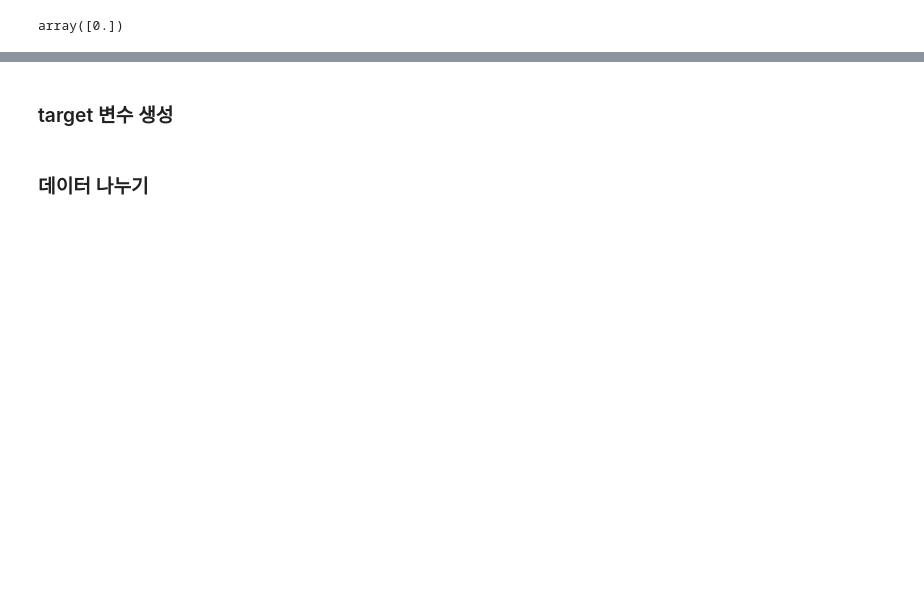
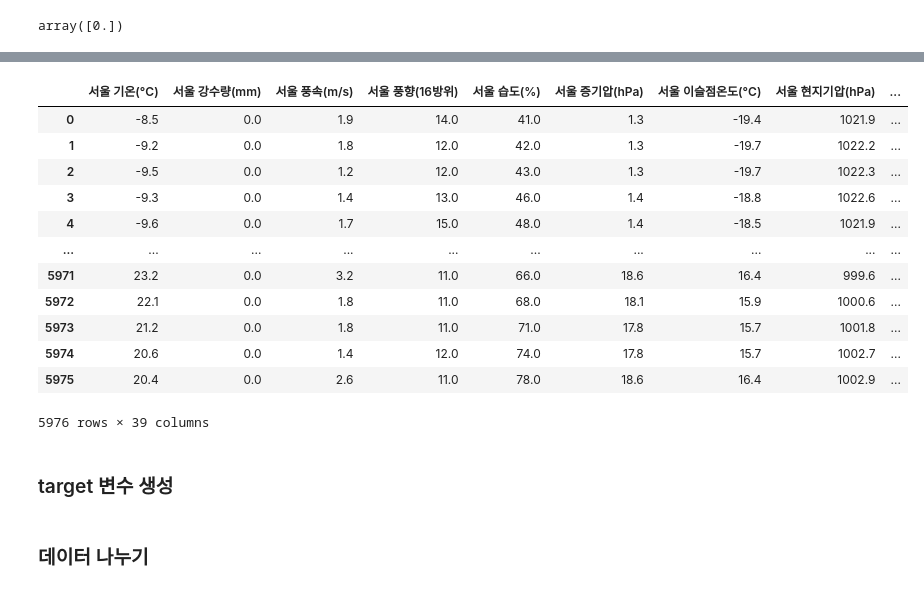
Before and after one commit to majh02/-, a Jupyter notebook: 2) 데이터 전처리.ipynb, the cells around one changed output, grey strips where cells are left out. Saved outputs shown, nothing was run; the diff lists cells and outputs as text; code cells hidden in the pictures; blank space fills up the shorter version.

```diff
--- a/2) 데이터 전처리.ipynb
+++ b/2) 데이터 전처리.ipynb
@@ -83,6 +155,6 @@ Index(['서울 기온(°C)', '서울 강수량(mm)', '서울 풍속(m/s)', '서
       dtype='object')
 # %%
-cols = ['weekday', 'holiday', 'Korean_holiday', 'year', 'month']
+cols = ['weekend', 'holiday', 'Korean_holiday']
 train_data = pd.get_dummies(train_data, columns=cols, drop_first=True)
 test_data = pd.get_dummies(test_data, columns=cols, drop_first=True)
 # %%
@@ -104,3 +176,19 @@ train_data
+# %%
+test_data
+# %% [output]
+|  | 서울 기온(°C) | 서울 강수량(mm) | 서울 풍속(m/s) | 서울 풍향(16방위) | 서울 습도(%) | 서울 증기압(hPa) | 서울 이슬점온도(°C) | 서울 현지기압(hPa) | ... |
+| 0 | -8.5 | 0.0 | 1.9 | 14.0 | 41.0 | 1.3 | -19.4 | 1021.9 | ... |
+| 1 | -9.2 | 0.0 | 1.8 | 12.0 | 42.0 | 1.3 | -19.7 | 1022.2 | ... |
+| 2 | -9.5 | 0.0 | 1.2 | 12.0 | 43.0 | 1.3 | -19.7 | 1022.3 | ... |
+| 3 | -9.3 | 0.0 | 1.4 | 13.0 | 46.0 | 1.4 | -18.8 | 1022.6 | ... |
+| 4 | -9.6 | 0.0 | 1.7 | 15.0 | 48.0 | 1.4 | -18.5 | 1021.9 | ... |
+| ... | ... | ... | ... | ... | ... | ... | ... | ... | ... |
+| 5971 | 23.2 | 0.0 | 3.2 | 11.0 | 66.0 | 18.6 | 16.4 | 999.6 | ... |
+| 5972 | 22.1 | 0.0 | 1.8 | 11.0 | 68.0 | 18.1 | 15.9 | 1000.6 | ... |
+| 5973 | 21.2 | 0.0 | 1.8 | 11.0 | 71.0 | 17.8 | 15.7 | 1001.8 | ... |
+| 5974 | 20.6 | 0.0 | 1.4 | 12.0 | 74.0 | 17.8 | 15.7 | 1002.7 | ... |
+| 5975 | 20.4 | 0.0 | 2.6 | 11.0 | 78.0 | 18.6 | 16.4 | 1002.9 | ... |
+5976 rows × 39 columns
 # %% [markdown]
 ### target 변수 생성
 # %%
```
Also changed, not shown: parts of 15 cells of this notebook, 26 other files.
